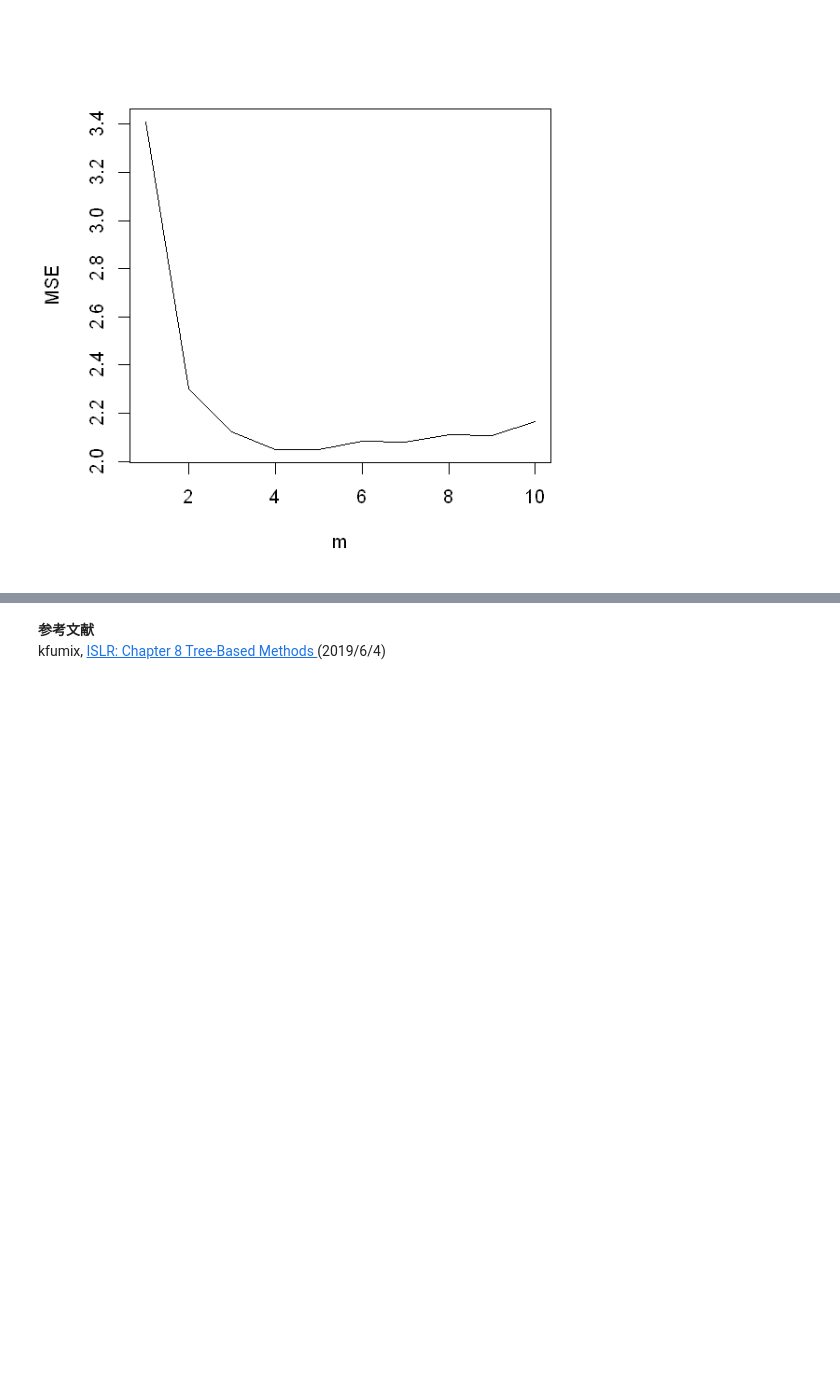
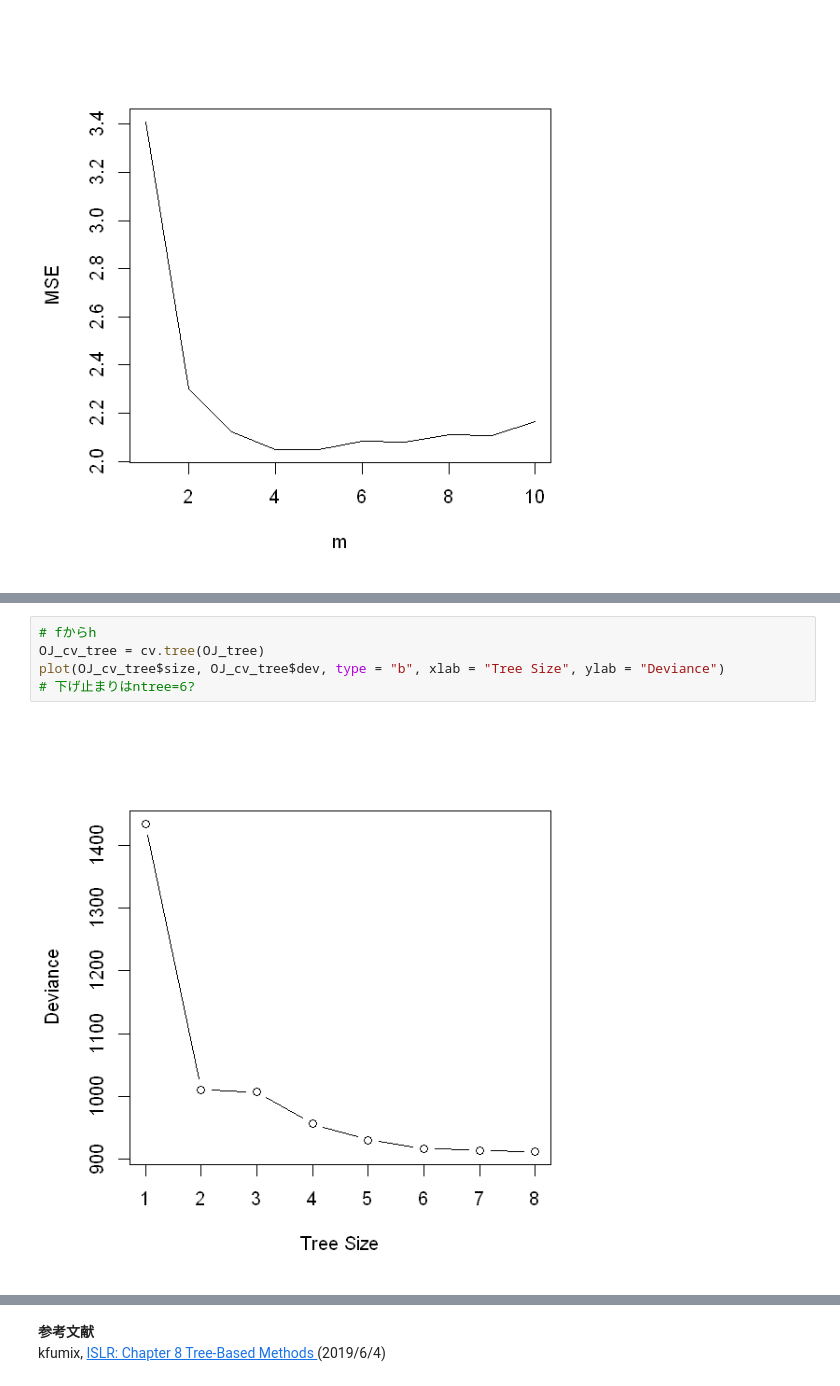
Before and after one commit to yellowmeteor/met_python.github.io, a Jupyter notebook: ISLR/8_Tree-Based_Methods.ipynb, the cells around one changed output, grey strips where cells are left out. Cells and saved outputs as stored; diff of their text form; blank space fills up the shorter version.

```diff
--- a/ISLR/8_Tree-Based_Methods.ipynb
+++ b/ISLR/8_Tree-Based_Methods.ipynb
@@ -623,0 +687,7 @@ plot(1:10, mses, type='l', xlab='m', ylab='MSE')
+# %%
+# fからh
+OJ_cv_tree = cv.tree(OJ_tree)
+plot(OJ_cv_tree$size, OJ_cv_tree$dev, type = "b", xlab = "Tree Size", ylab = "Deviance")
+# 下げ止まりはntree=6?
+# %% [output]
+[figure, added]
```
Also changed, not shown: parts of 23 cells of this notebook.
